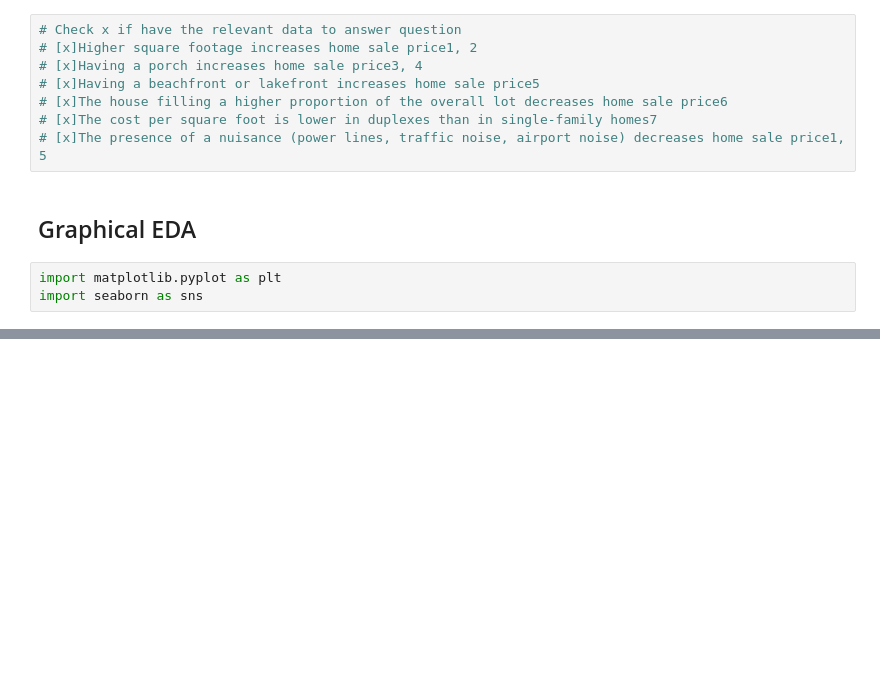
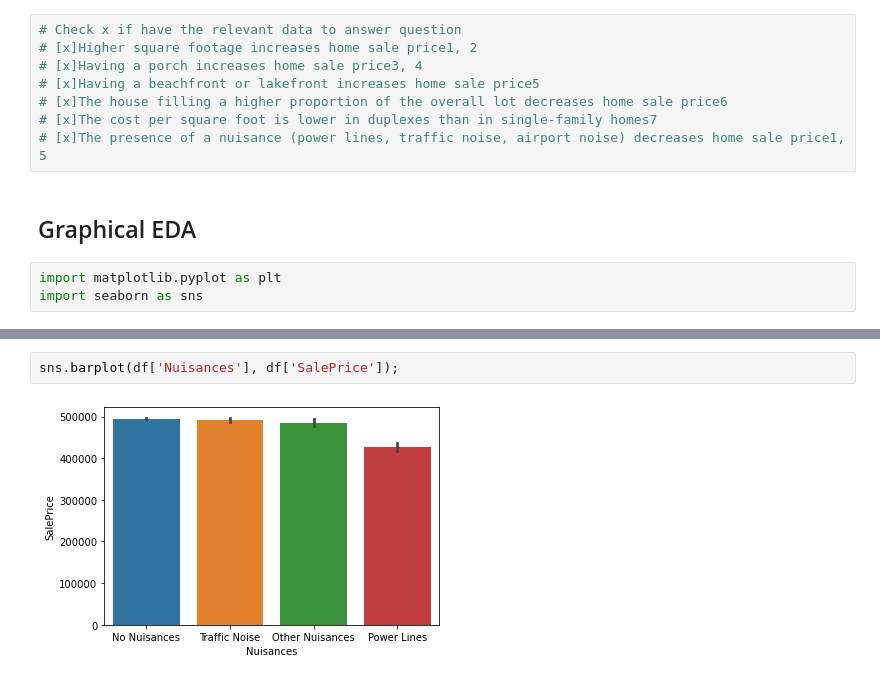
Before and after one commit to angelicacodes/phase_2_project_chicago-sf-seattle-ds-082420, a Jupyter notebook: notebooks/eda/Sindhu_EDA.ipynb, the cells around one changed output, grey strips where cells are left out. Cells and saved outputs as stored; diff of their text form; blank space fills up the shorter version.

```diff
--- a/notebooks/eda/Sindhu_EDA.ipynb
+++ b/notebooks/eda/Sindhu_EDA.ipynb
@@ -147,0 +214,4 @@ sns.barplot(df['Has_Porch'], df['SalePrice']);
+# %%
+sns.barplot(df['Nuisances'], df['SalePrice']);
+# %% [output]
+[figure, added]
```
Also changed, not shown: parts of 22 cells of this notebook.
